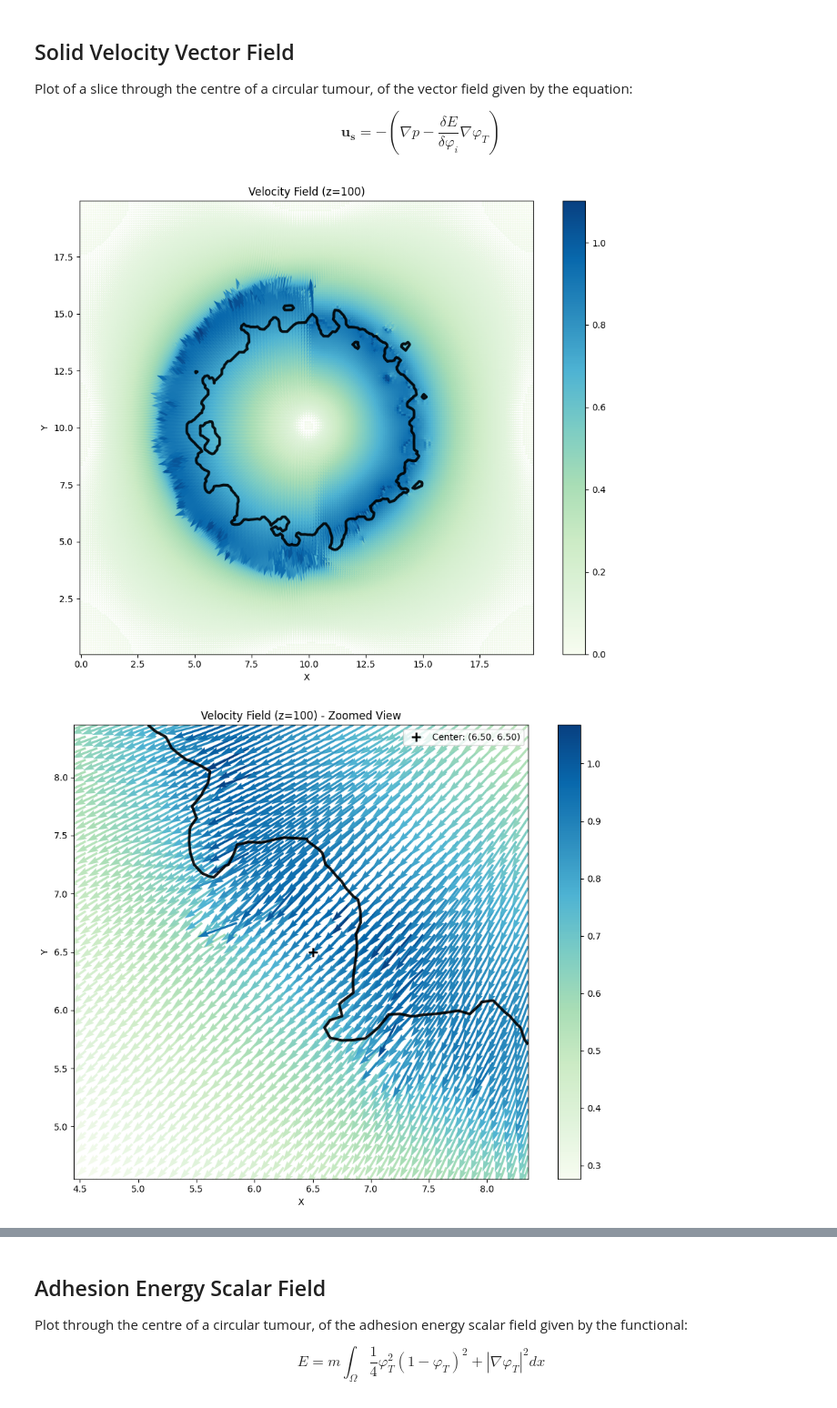
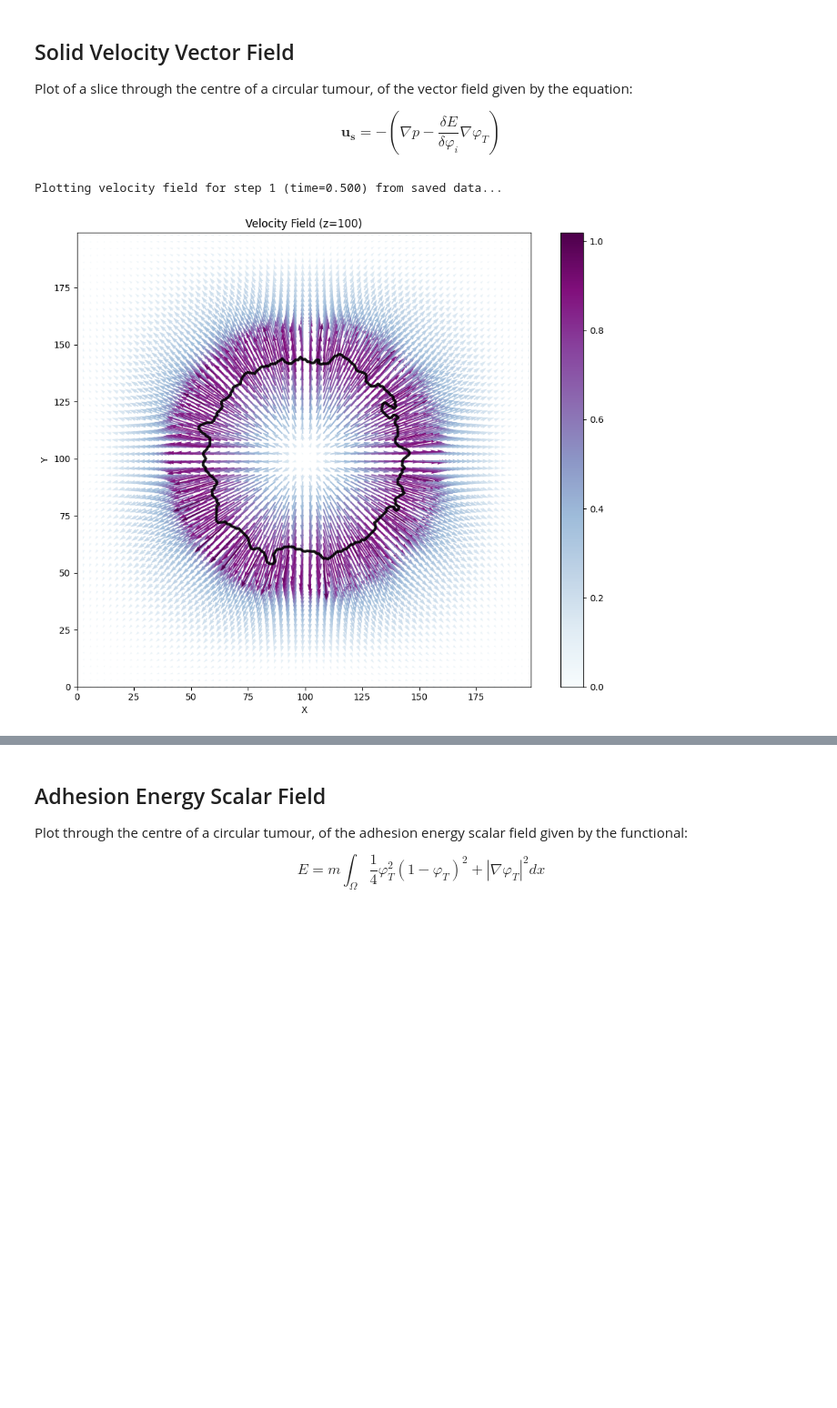
Before and after one commit to rmcnamara101/SCIE3212, a Jupyter notebook: laboratory/physics_fields/physics_fields_validation.ipynb, the cells around one changed output, grey strips where cells are left out. Shown at 91% size. Saved outputs shown, nothing was run; the diff lists cells and outputs as text; code cells hidden in the pictures; blank space fills up the shorter version.

```diff
--- a/laboratory/physics_fields/physics_fields_validation.ipynb
+++ b/laboratory/physics_fields/physics_fields_validation.ipynb
@@ -3,15 +3,21 @@
 
 This file shows validation of the physical fields visually. The pressure, the adhesion energy, the solid velocity, and mass flux fields are all displayed here.
 # %%
+from pathlib import Path
 import sys
 
-sys.path.append('/Users/rileymcnamara/CODE/2025/SCIE3212/')
+# Point to the actual project root that contains 'src'
+proj = Path(r"C:\Users\riley.mcnamara\Documents\code\SCIE3212")
+assert (proj / "src").exists(), f"No 'src' at {proj}"
+
+# Prepend so it wins over anything else
+sys.path.insert(0, str(proj))
 
 from src.growkit.Simulator import TumorGrowthSimulator
 from src.growkit.PlotEngine.PhysicsFieldsPlotter import PhysicsFieldsPlotter
 
-simulator = TumorGrowthSimulator("/Users/rileymcnamara/CODE/2025/SCIE3212/templates/test_templates/physics_fields_analysis.yaml")
-simulator.run()
+simulator = TumorGrowthSimulator(r"C:\Users\riley.mcnamara\Documents\code\SCIE3212\templates\test_templates\physics_fields_analysis.yaml")
 
-plotter = PhysicsFieldsPlotter(simulator.field_manager)
+simulation_data = simulator.load_simulation_data(r"C:\Users\riley.mcnamara\Documents\code\SCIE3212\laboratory\saved_simulations\physics_fields_display.npz")
+plotter = PhysicsFieldsPlotter.from_simulation_data(simulation_data)
 # %% [output]
@@ -52,8 +54,7 @@ $$
 \mathbf{u_s}= -\left (\nabla p - \frac{\delta E}{\delta \varphi_i}\nabla\varphi_T \right )
 $$
 # %%
-plotter.plot_velocity_field(step=0, skip=7, scale=10, width=0.005, cmap='GnBu', add_boundary_contours=True, tumor_boundary_level=0.5, boundary_color='darkblue', tumor_boundary_color='black')
-plotter.plot_velocity_field(step=0, skip=7, scale=10, width=0.005, cmap='GnBu', add_boundary_contours=True, tumor_boundary_level=0.5, boundary_color='darkblue', tumor_boundary_color='black', center_x=65, center_y=65, zoom_factor=5)
+plotter.plot_velocity_field_from_saved(simulation_data, step_idx=0, cmap="BuPu", skip=10, scale=10, width=0.003, arrow_density_factor=3.0, z_slice=None, output_dir=None, save_plot=False, show_plot=True, add_boundary_contours=True, tumor_boundary_level=0.5, boundary_color='darkblue', tumor_boundary_color='black', center_x=None, center_y=None, zoom_factor=1.0)
 # %% [output]
+Plotting velocity field for step 1 (time=0.500) from saved data...
-[figure, old version]
+[figure, new version]
-[figure, removed]
```
Also changed, not shown: parts of 10 cells of this notebook, 14 other files.
